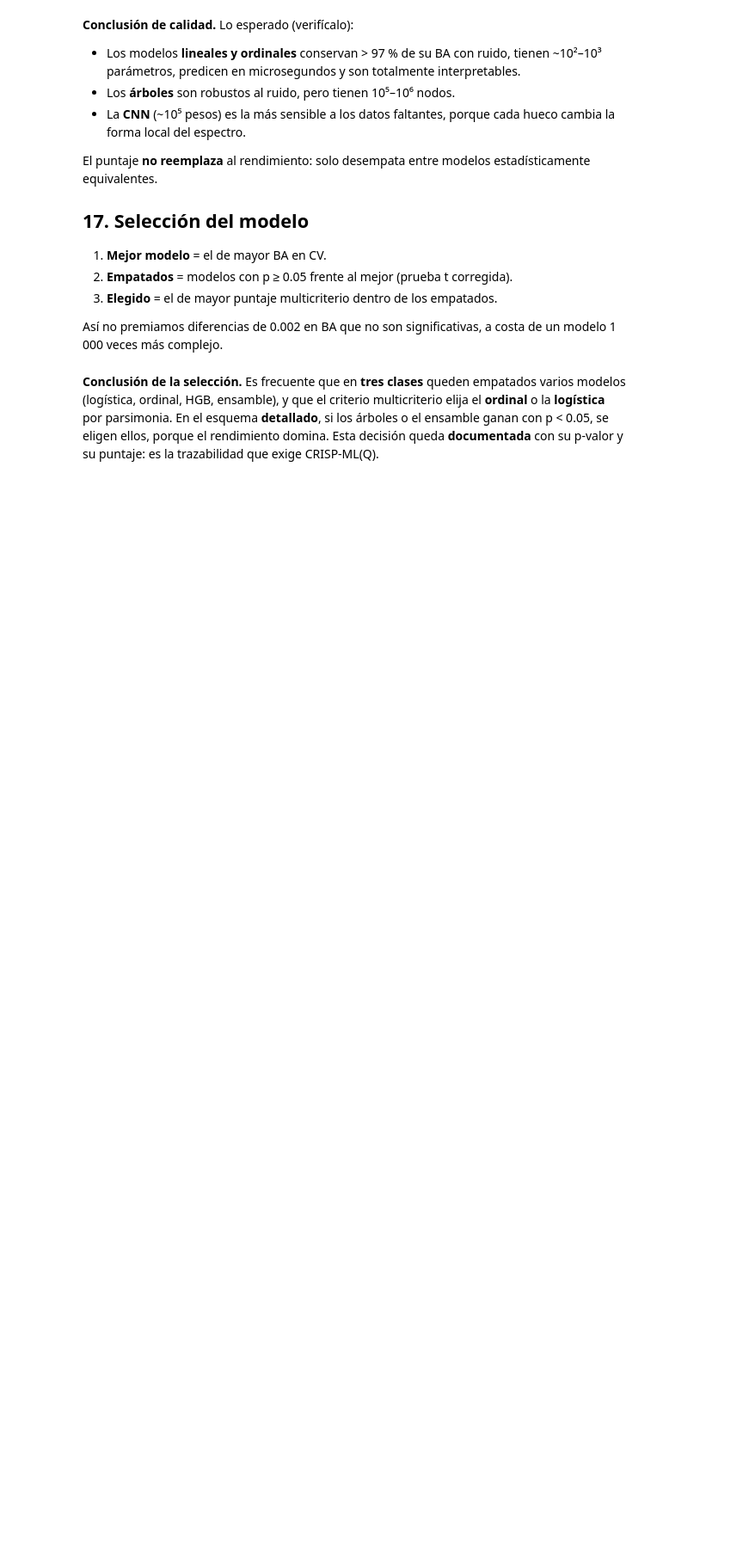
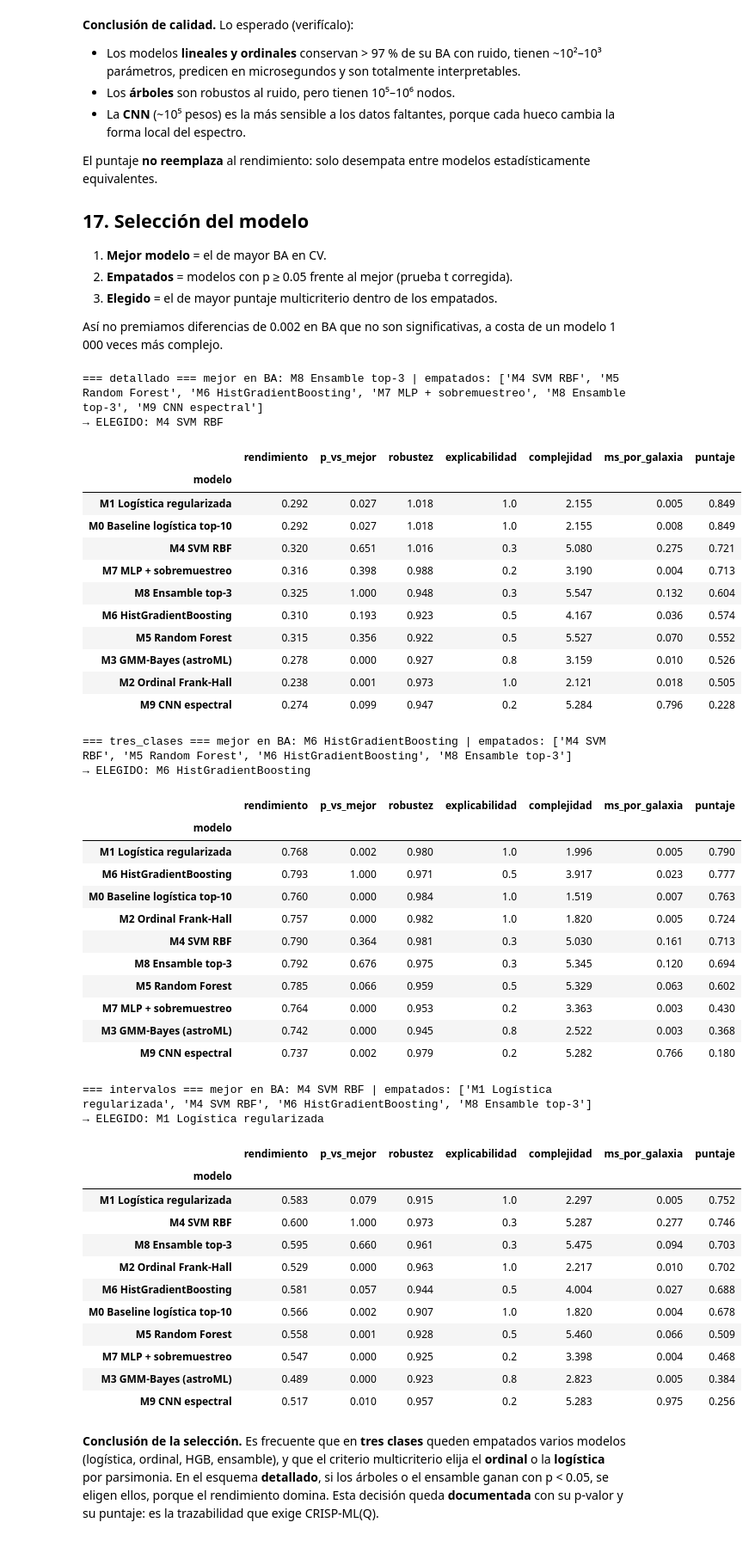
Before and after one commit to Melonangie/Galaxy-Vision, a Jupyter notebook: modeling.ipynb, the cells around one changed output. Shown at 86% size. Drawn from its saved outputs; the diff is of its cells as text; code cells hidden in the pictures; blank space fills up the shorter version.

```diff
--- a/modeling.ipynb
+++ b/modeling.ipynb
@@ -763,15 +808,57 @@ Así no premiamos diferencias de 0.002 en BA que no son significativas, a costa
 # %%
 ELEGIDO = {}
 for e in ESQUEMAS:
     c = CALIDAD.loc[e].copy()
     mejor = c.rendimiento.idxmax()
     c['p_vs_mejor'] = [1.0 if n == mejor else t_corregido(n, mejor, e)[1] for n in c.index]
     empatados = c[c.p_vs_mejor >= 0.05]
     ELEGIDO[e] = empatados.puntaje.idxmax()
     print(f"\n=== {e} === mejor en BA: {mejor} | empatados: {list(empatados.index)}")
     print(f"→ ELEGIDO: {ELEGIDO[e]}")
-    display(c[['rendimiento', 'p_vs_mejor', 'robustez', 'explicabilidad',
-               'complejidad', 'ms_por_galaxia', 'puntaje']].sort_values('puntaje', ascending=False).round(3))
+    display(c[['rendimiento', 'p_vs_mejor', 'robustez', 'explicabilidad','complejidad', 'ms_por_galaxia', 'puntaje']].sort_values('puntaje', ascending=False).round(3))
+# %% [output]
+=== detallado === mejor en BA: M8 Ensamble top-3 | empatados: ['M4 SVM RBF', 'M5 Random Forest', 'M6 HistGradientBoosting', 'M7 MLP + sobremuestreo', 'M8 Ensamble top-3', 'M9 CNN espectral']
+→ ELEGIDO: M4 SVM RBF
+|  | rendimiento | p_vs_mejor | robustez | explicabilidad | complejidad | ms_por_galaxia | puntaje |
+| modelo |  |  |  |  |  |  |  |
+| M1 Logística regularizada | 0.292 | 0.027 | 1.018 | 1.0 | 2.155 | 0.005 | 0.849 |
+| M0 Baseline logística top-10 | 0.292 | 0.027 | 1.018 | 1.0 | 2.155 | 0.008 | 0.849 |
+| M4 SVM RBF | 0.320 | 0.651 | 1.016 | 0.3 | 5.080 | 0.275 | 0.721 |
+| M7 MLP + sobremuestreo | 0.316 | 0.398 | 0.988 | 0.2 | 3.190 | 0.004 | 0.713 |
+| M8 Ensamble top-3 | 0.325 | 1.000 | 0.948 | 0.3 | 5.547 | 0.132 | 0.604 |
+| M6 HistGradientBoosting | 0.310 | 0.193 | 0.923 | 0.5 | 4.167 | 0.036 | 0.574 |
+| M5 Random Forest | 0.315 | 0.356 | 0.922 | 0.5 | 5.527 | 0.070 | 0.552 |
+| M3 GMM-Bayes (astroML) | 0.278 | 0.000 | 0.927 | 0.8 | 3.159 | 0.010 | 0.526 |
+| M2 Ordinal Frank-Hall | 0.238 | 0.001 | 0.973 | 1.0 | 2.121 | 0.018 | 0.505 |
+| M9 CNN espectral | 0.274 | 0.099 | 0.947 | 0.2 | 5.284 | 0.796 | 0.228 |
+=== tres_clases === mejor en BA: M6 HistGradientBoosting | empatados: ['M4 SVM RBF', 'M5 Random Forest', 'M6 HistGradientBoosting', 'M8 Ensamble top-3']
+→ ELEGIDO: M6 HistGradientBoosting
+|  | rendimiento | p_vs_mejor | robustez | explicabilidad | complejidad | ms_por_galaxia | puntaje |
+| modelo |  |  |  |  |  |  |  |
+| M1 Logística regularizada | 0.768 | 0.002 | 0.980 | 1.0 | 1.996 | 0.005 | 0.790 |
+| M6 HistGradientBoosting | 0.793 | 1.000 | 0.971 | 0.5 | 3.917 | 0.023 | 0.777 |
+| M0 Baseline logística top-10 | 0.760 | 0.000 | 0.984 | 1.0 | 1.519 | 0.007 | 0.763 |
+| M2 Ordinal Frank-Hall | 0.757 | 0.000 | 0.982 | 1.0 | 1.820 | 0.005 | 0.724 |
+| M4 SVM RBF | 0.790 | 0.364 | 0.981 | 0.3 | 5.030 | 0.161 | 0.713 |
+| M8 Ensamble top-3 | 0.792 | 0.676 | 0.975 | 0.3 | 5.345 | 0.120 | 0.694 |
+| M5 Random Forest | 0.785 | 0.066 | 0.959 | 0.5 | 5.329 | 0.063 | 0.602 |
+| M7 MLP + sobremuestreo | 0.764 | 0.000 | 0.953 | 0.2 | 3.363 | 0.003 | 0.430 |
+| M3 GMM-Bayes (astroML) | 0.742 | 0.000 | 0.945 | 0.8 | 2.522 | 0.003 | 0.368 |
+| M9 CNN espectral | 0.737 | 0.002 | 0.979 | 0.2 | 5.282 | 0.766 | 0.180 |
+=== intervalos === mejor en BA: M4 SVM RBF | empatados: ['M1 Logística regularizada', 'M4 SVM RBF', 'M6 HistGradientBoosting', 'M8 Ensamble top-3']
+→ ELEGIDO: M1 Logística regularizada
+|  | rendimiento | p_vs_mejor | robustez | explicabilidad | complejidad | ms_por_galaxia | puntaje |
+| modelo |  |  |  |  |  |  |  |
+| M1 Logística regularizada | 0.583 | 0.079 | 0.915 | 1.0 | 2.297 | 0.005 | 0.752 |
+| M4 SVM RBF | 0.600 | 1.000 | 0.973 | 0.3 | 5.287 | 0.277 | 0.746 |
+| M8 Ensamble top-3 | 0.595 | 0.660 | 0.961 | 0.3 | 5.475 | 0.094 | 0.703 |
+| M2 Ordinal Frank-Hall | 0.529 | 0.000 | 0.963 | 1.0 | 2.217 | 0.010 | 0.702 |
+| M6 HistGradientBoosting | 0.581 | 0.057 | 0.944 | 0.5 | 4.004 | 0.027 | 0.688 |
+| M0 Baseline logística top-10 | 0.566 | 0.002 | 0.907 | 1.0 | 1.820 | 0.004 | 0.678 |
+| M5 Random Forest | 0.558 | 0.001 | 0.928 | 0.5 | 5.460 | 0.066 | 0.509 |
+| M7 MLP + sobremuestreo | 0.547 | 0.000 | 0.925 | 0.2 | 3.398 | 0.004 | 0.468 |
+| M3 GMM-Bayes (astroML) | 0.489 | 0.000 | 0.923 | 0.8 | 2.823 | 0.005 | 0.384 |
+| M9 CNN espectral | 0.517 | 0.010 | 0.957 | 0.2 | 5.283 | 0.975 | 0.256 |
 # %% [markdown]
 **Conclusión de la selección.** Es frecuente que en **tres clases** queden empatados varios modelos (logística, ordinal, HGB, ensamble), y que el criterio multicriterio elija el **ordinal** o la **logística** por parsimonia. En el esquema **detallado**, si los árboles o el ensamble ganan con p < 0.05, se eligen ellos, porque el rendimiento domina. Esta decisión queda **documentada** con su p-valor y su puntaje: es la trazabilidad que exige CRISP-ML(Q).
 # %% [markdown]
```
Also changed, not shown: parts of 19 cells of this notebook.
